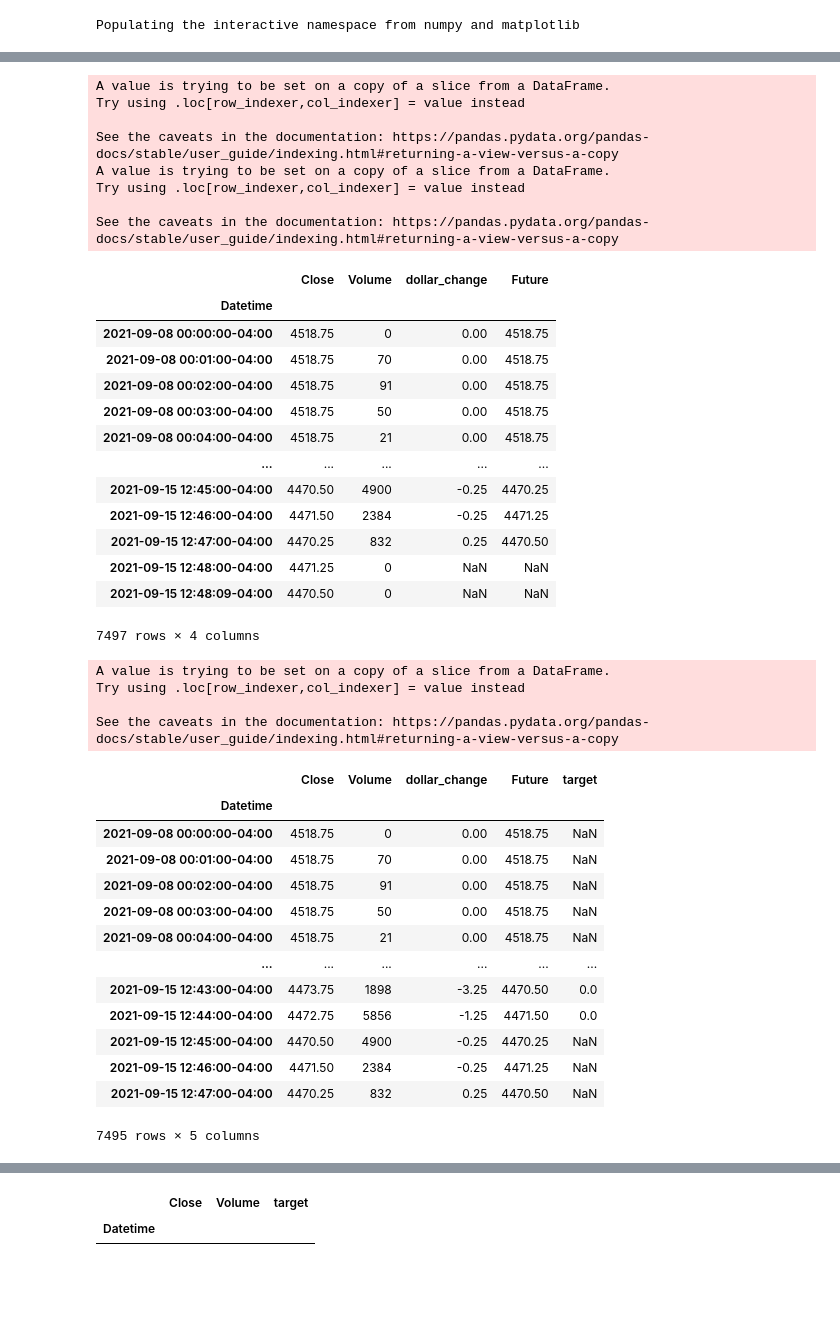
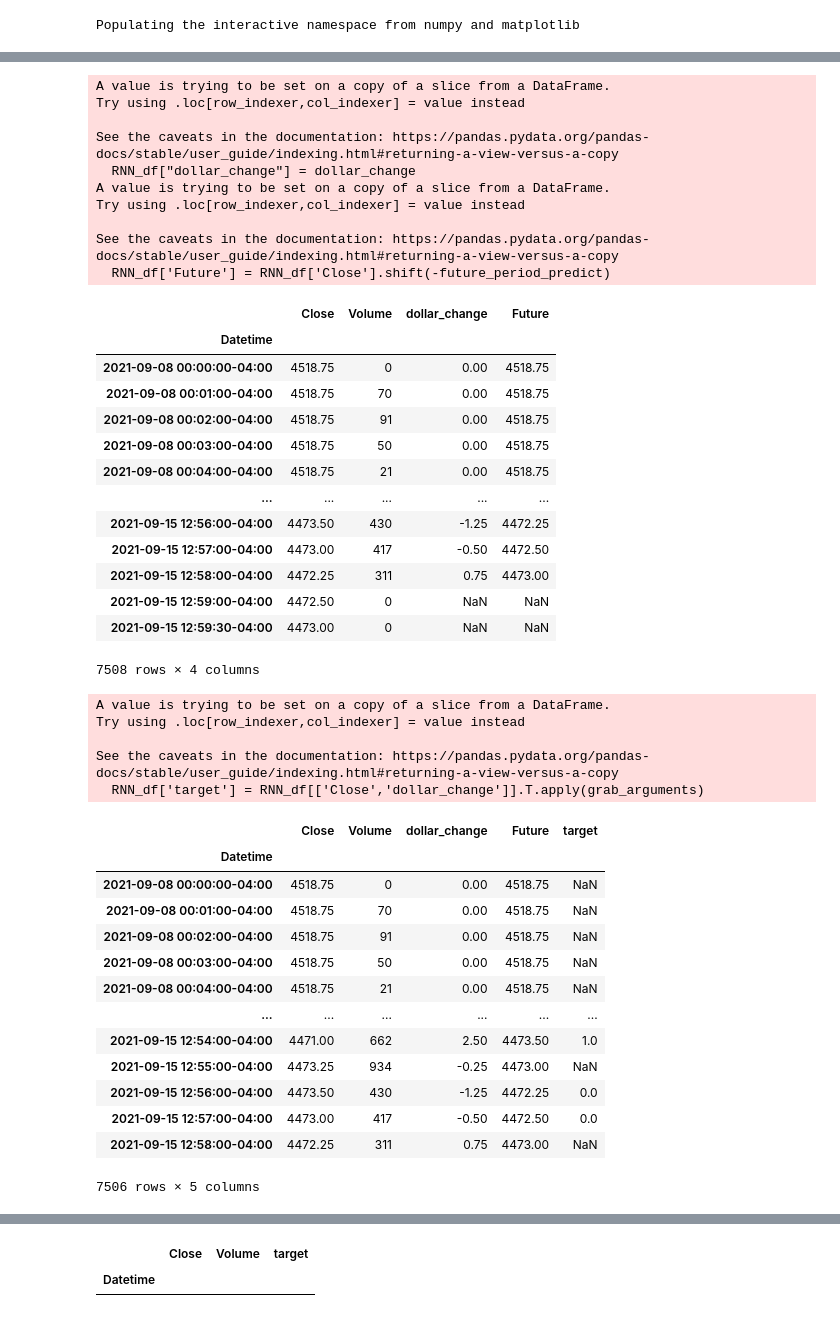
Before and after one commit to rudragarg/trading_bot_futures, a Jupyter notebook: RNN for S&P500 Futures.ipynb, the cells around one changed output, grey strips where cells are left out. Cells and saved outputs as stored; diff of their text form; code cells hidden in the pictures; blank space fills up the shorter version.

```diff
--- a/RNN for S&P500 Futures.ipynb
+++ b/RNN for S&P500 Futures.ipynb
@@ -65,50 +65,52 @@ future_period_predict = 2
 ratio_to_predict= 'ES'
 
 #classification target
-def classify(current, dollar_change):
+def classify(current, dollar_change, buy = 1, sell = 0.5):
     tot_change=0
     for x in RNN_df['dollar_change']:
         tot_change = tot_change + x
-        if dollar_change >= 1:
+        if dollar_change >= buy:
             return 1
-        elif dollar_change <= -0.5:
+        elif dollar_change <= -sell:
             return 0
         elif tot_change<0:
             tot_change=0
             continue
         else:
             continue
 #shift timeseries down 3 spots for 3 hour prediction
 dollar_change = ((RNN_df['Close'].shift(-future_period_predict))-RNN_df['Close'])
 
 #create a 3 hour future column
 RNN_df["dollar_change"] = dollar_change
 RNN_df['Future'] = RNN_df['Close'].shift(-future_period_predict)
 #RNN_df['Future double'] = RNN_df['Close'].shift(-future_period_predict*5)
 RNN_df
 # %% [output]
 A value is trying to be set on a copy of a slice from a DataFrame.
 Try using .loc[row_indexer,col_indexer] = value instead
 
 See the caveats in the documentation: https://pandas.pydata.org/pandas-docs/stable/user_guide/indexing.html#returning-a-view-versus-a-copy
+  RNN_df["dollar_change"] = dollar_change
 A value is trying to be set on a copy of a slice from a DataFrame.
 Try using .loc[row_indexer,col_indexer] = value instead
 
 See the caveats in the documentation: https://pandas.pydata.org/pandas-docs/stable/user_guide/indexing.html#returning-a-view-versus-a-copy
+  RNN_df['Future'] = RNN_df['Close'].shift(-future_period_predict)
 |  | Close | Volume | dollar_change | Future |
 | Datetime |  |  |  |  |
 | 2021-09-08 00:00:00-04:00 | 4518.75 | 0 | 0.00 | 4518.75 |
 | 2021-09-08 00:01:00-04:00 | 4518.75 | 70 | 0.00 | 4518.75 |
 | 2021-09-08 00:02:00-04:00 | 4518.75 | 91 | 0.00 | 4518.75 |
 | 2021-09-08 00:03:00-04:00 | 4518.75 | 50 | 0.00 | 4518.75 |
 | 2021-09-08 00:04:00-04:00 | 4518.75 | 21 | 0.00 | 4518.75 |
 | ... | ... | ... | ... | ... |
-| 2021-09-15 12:45:00-04:00 | 4470.50 | 4900 | -0.25 | 4470.25 |
-| 2021-09-15 12:46:00-04:00 | 4471.50 | 2384 | -0.25 | 4471.25 |
-| 2021-09-15 12:47:00-04:00 | 4470.25 | 832 | 0.25 | 4470.50 |
-| 2021-09-15 12:48:00-04:00 | 4471.25 | 0 | NaN | NaN |
-| 2021-09-15 12:48:09-04:00 | 4470.50 | 0 | NaN | NaN |
+| 2021-09-15 12:56:00-04:00 | 4473.50 | 430 | -1.25 | 4472.25 |
+| 2021-09-15 12:57:00-04:00 | 4473.00 | 417 | -0.50 | 4472.50 |
+| 2021-09-15 12:58:00-04:00 | 4472.25 | 311 | 0.75 | 4473.00 |
+| 2021-09-15 12:59:00-04:00 | 4472.50 | 0 | NaN | NaN |
+| 2021-09-15 12:59:30-04:00 | 4473.00 | 0 | NaN | NaN |
-7497 rows × 4 columns
+7508 rows × 4 columns
 # %%
 RNN_df=RNN_df.dropna()
 
@@ -123,6 +125,7 @@ A value is trying to be set on a copy of a slice from a DataFrame.
 Try using .loc[row_indexer,col_indexer] = value instead
 
 See the caveats in the documentation: https://pandas.pydata.org/pandas-docs/stable/user_guide/indexing.html#returning-a-view-versus-a-copy
+  RNN_df['target'] = RNN_df[['Close','dollar_change']].T.apply(grab_arguments)
 # %%
 RNN_df
 # %% [output]
@@ -134,12 +137,12 @@ RNN_df
 | 2021-09-08 00:03:00-04:00 | 4518.75 | 50 | 0.00 | 4518.75 | NaN |
 | 2021-09-08 00:04:00-04:00 | 4518.75 | 21 | 0.00 | 4518.75 | NaN |
 | ... | ... | ... | ... | ... | ... |
-| 2021-09-15 12:43:00-04:00 | 4473.75 | 1898 | -3.25 | 4470.50 | 0.0 |
-| 2021-09-15 12:44:00-04:00 | 4472.75 | 5856 | -1.25 | 4471.50 | 0.0 |
-| 2021-09-15 12:45:00-04:00 | 4470.50 | 4900 | -0.25 | 4470.25 | NaN |
-| 2021-09-15 12:46:00-04:00 | 4471.50 | 2384 | -0.25 | 4471.25 | NaN |
-| 2021-09-15 12:47:00-04:00 | 4470.25 | 832 | 0.25 | 4470.50 | NaN |
+| 2021-09-15 12:54:00-04:00 | 4471.00 | 662 | 2.50 | 4473.50 | 1.0 |
+| 2021-09-15 12:55:00-04:00 | 4473.25 | 934 | -0.25 | 4473.00 | NaN |
+| 2021-09-15 12:56:00-04:00 | 4473.50 | 430 | -1.25 | 4472.25 | 0.0 |
+| 2021-09-15 12:57:00-04:00 | 4473.00 | 417 | -0.50 | 4472.50 | 0.0 |
+| 2021-09-15 12:58:00-04:00 | 4472.25 | 311 | 0.75 | 4473.00 | NaN |
-7495 rows × 5 columns
+7506 rows × 5 columns
 # %%
 
 #mask= (RNN_df['target'] == 0) or (RNN_df['target'] == 1)
```
Also changed, not shown: parts of 15 cells of this notebook.
